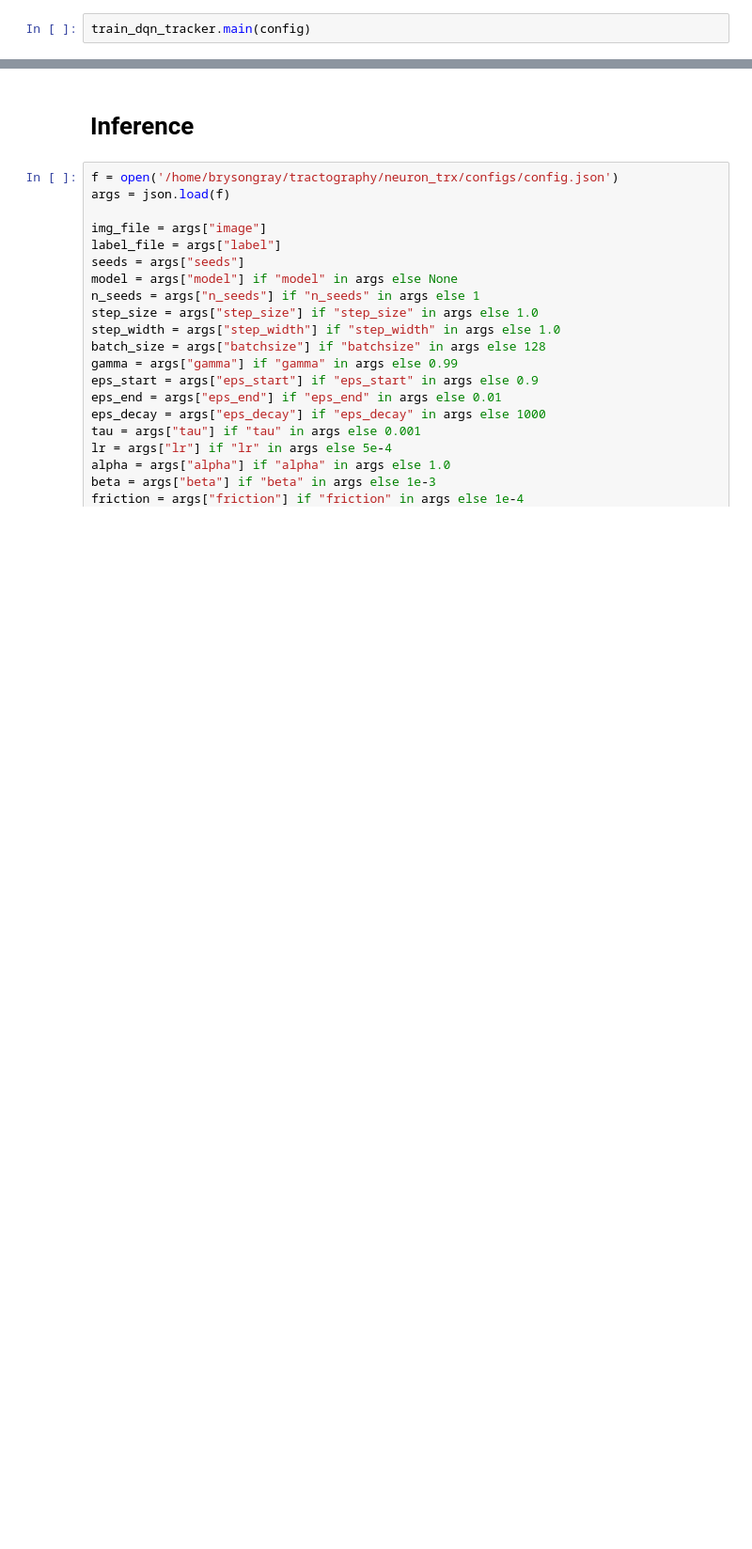
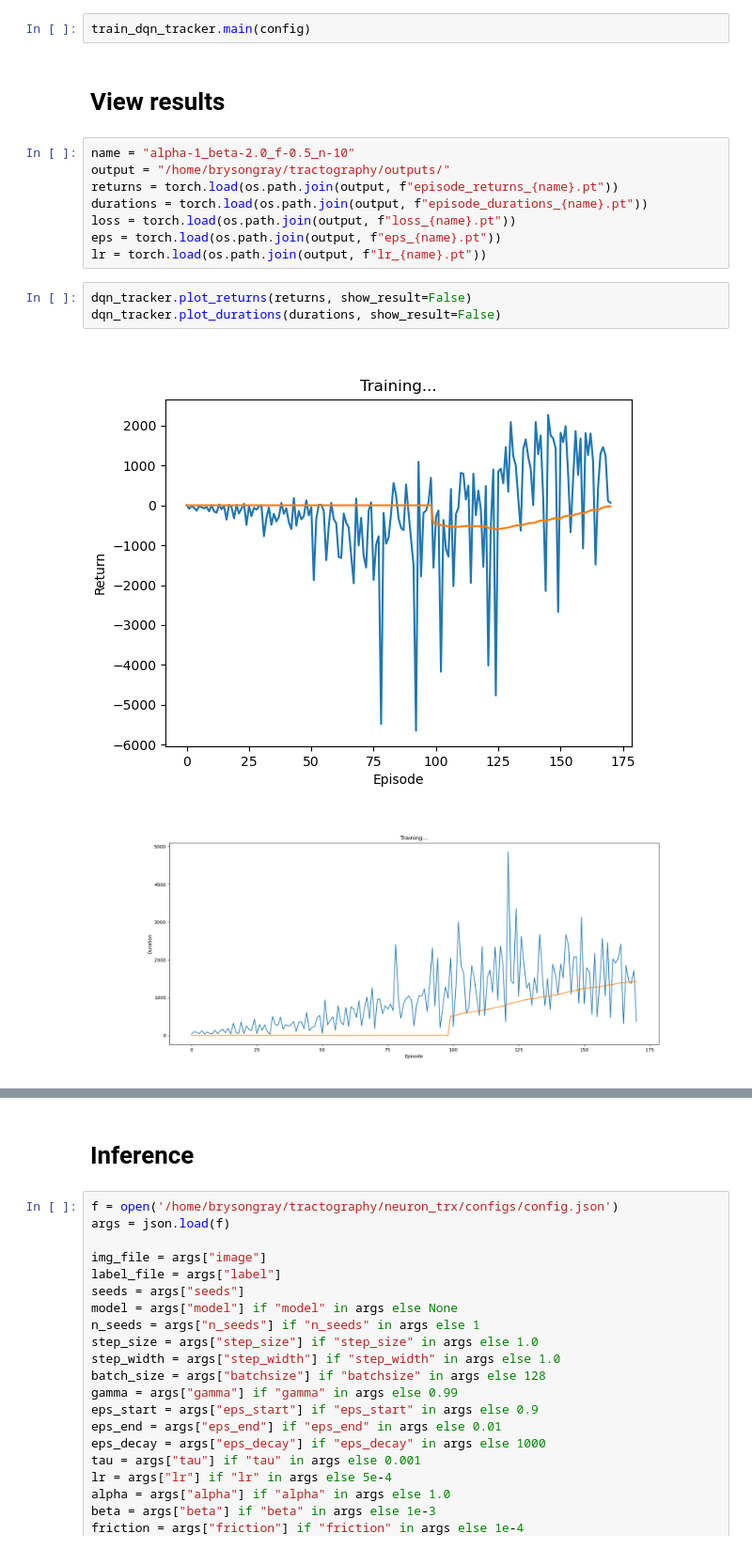
Before and after one commit to twardlab/neurotrack, a Jupyter notebook: neuron_trx/notebooks/neuron_trx_tests.ipynb, the cells around one changed output, grey strips where cells are left out. Shown: that part at 94% size. Cells and saved outputs as stored; diff of their text form; blank space fills up the shorter version.

```diff
--- a/neuron_trx/notebooks/neuron_trx_tests.ipynb
+++ b/neuron_trx/notebooks/neuron_trx_tests.ipynb
@@ -302,2 +300,18 @@ print(type(config))
 # %%
 train_dqn_tracker.main(config)
+# %% [markdown]
+# View results
+# %%
+name = "alpha-1_beta-2.0_f-0.5_n-10"
+output = "/home/brysongray/tractography/outputs/"
+returns = torch.load(os.path.join(output, f"episode_returns_{name}.pt"))
+durations = torch.load(os.path.join(output, f"episode_durations_{name}.pt"))
+loss = torch.load(os.path.join(output, f"loss_{name}.pt"))
+eps = torch.load(os.path.join(output, f"eps_{name}.pt"))
+lr = torch.load(os.path.join(output, f"lr_{name}.pt"))
+# %%
+dqn_tracker.plot_returns(returns, show_result=False)
+dqn_tracker.plot_durations(durations, show_result=False)
+# %% [output]
+[figure, added]
+[figure, added]
```
Also changed, not shown: parts of 22 cells of this notebook, 5 other files.
